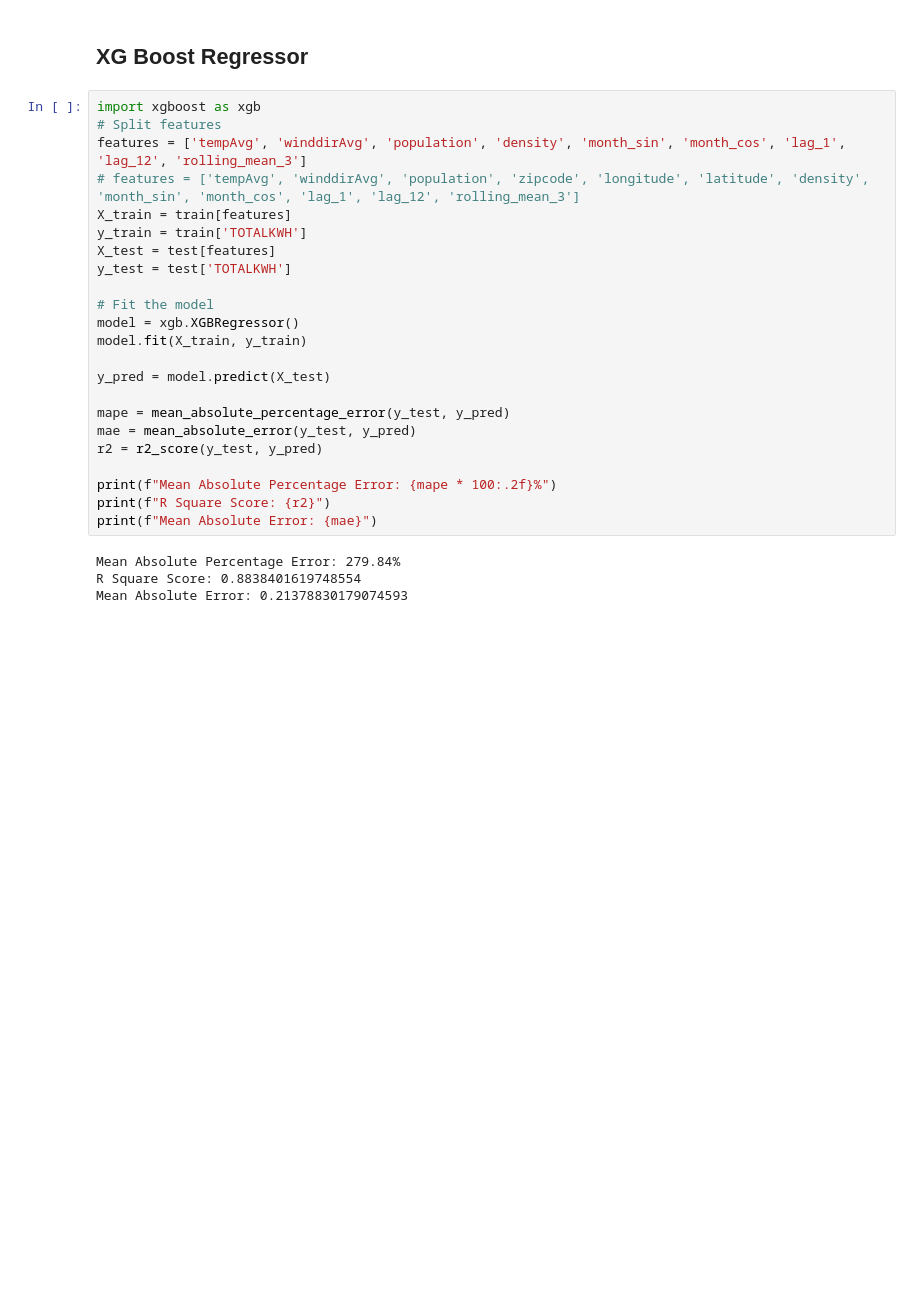
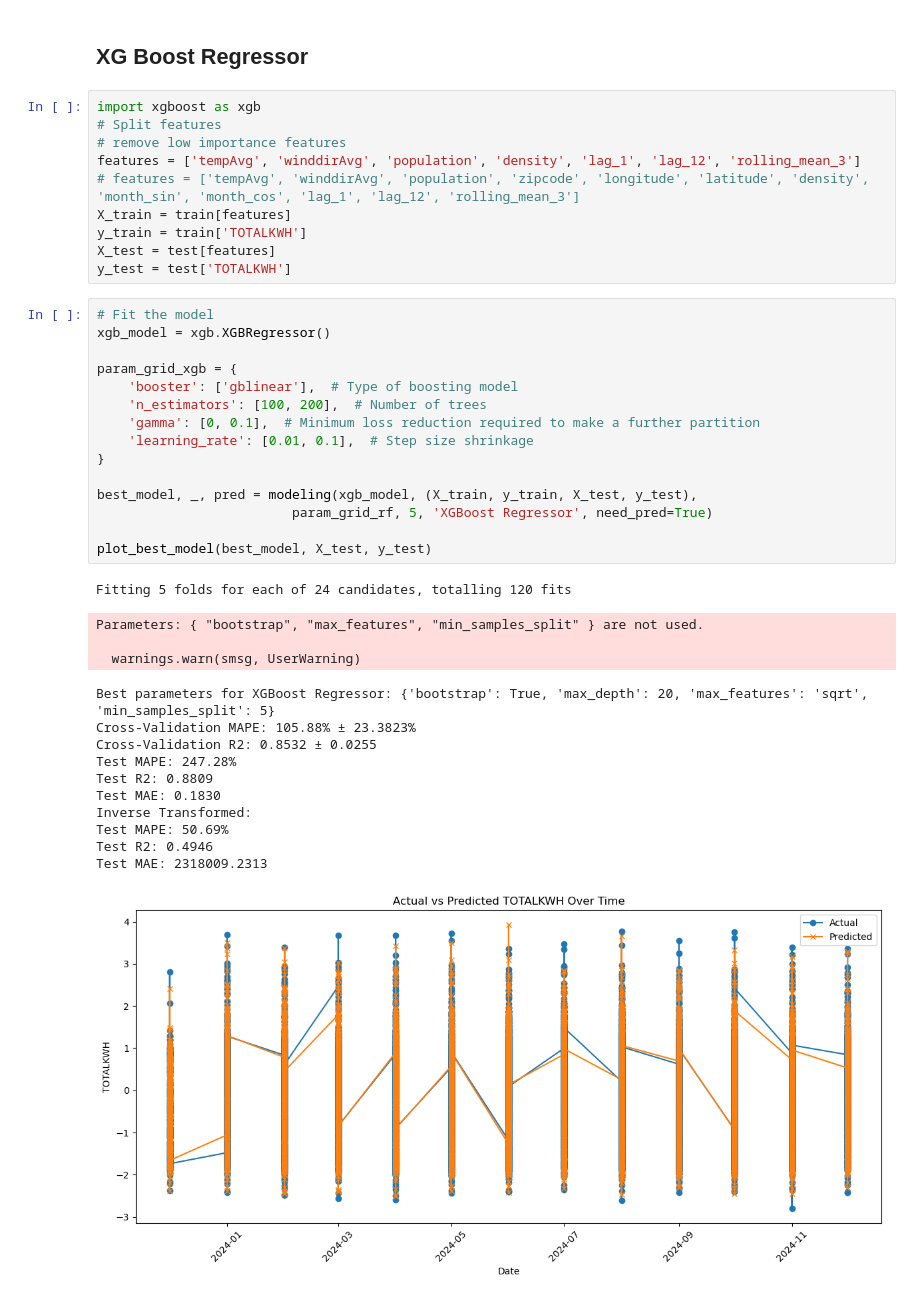
Before and after one commit to kaia-hu/Energy_Load_Forcasting, a Jupyter notebook: time_series_modeling-2.ipynb, the cells around one changed output. Cells and saved outputs as stored; diff of their text form; blank space fills up the shorter version.

Commit message:
Fine tune for xgboost

```diff
--- a/time_series_modeling-2.ipynb
+++ b/time_series_modeling-2.ipynb
@@ -307,29 +312,43 @@ plt.show()
 # %% [markdown]
 ## XG Boost Regressor
+# %%
+import xgboost as xgb
+# Split features
+# remove low importance features
+features = ['tempAvg', 'winddirAvg', 'population', 'density', 'lag_1', 'lag_12', 'rolling_mean_3']
+# features = ['tempAvg', 'winddirAvg', 'population', 'zipcode', 'longitude', 'latitude', 'density', 'month_sin', 'month_cos', 'lag_1', 'lag_12', 'rolling_mean_3']
+X_train = train[features]
+y_train = train['TOTALKWH']
+X_test = test[features]
+y_test = test['TOTALKWH']
 # %%
-import xgboost as xgb
-# Split features
-features = ['tempAvg', 'winddirAvg', 'population', 'density', 'month_sin', 'month_cos', 'lag_1', 'lag_12', 'rolling_mean_3']
-# features = ['tempAvg', 'winddirAvg', 'population', 'zipcode', 'longitude', 'latitude', 'density', 'month_sin', 'month_cos', 'lag_1', 'lag_12', 'rolling_mean_3']
-X_train = train[features]
-y_train = train['TOTALKWH']
-X_test = test[features]
-y_test = test['TOTALKWH']
+# Fit the model
+xgb_model = xgb.XGBRegressor()
 
-# Fit the model
-model = xgb.XGBRegressor()
-model.fit(X_train, y_train)
+param_grid_xgb = {
+    'booster': ['gblinear'],  # Type of boosting model
+    'n_estimators': [100, 200],  # Number of trees
+    'gamma': [0, 0.1],  # Minimum loss reduction required to make a further partition
+    'learning_rate': [0.01, 0.1],  # Step size shrinkage
+}
 
-y_pred = model.predict(X_test)
+best_model, _, pred = modeling(xgb_model, (X_train, y_train, X_test, y_test),
+                         param_grid_rf, 5, 'XGBoost Regressor', need_pred=True)
 
-mape = mean_absolute_percentage_error(y_test, y_pred)
-mae = mean_absolute_error(y_test, y_pred)
-r2 = r2_score(y_test, y_pred)
-
-print(f"Mean Absolute Percentage Error: {mape * 100:.2f}%")
-print(f"R Square Score: {r2}")
-print(f"Mean Absolute Error: {mae}")
+plot_best_model(best_model, X_test, y_test)
 # %% [output]
-Mean Absolute Percentage Error: 279.84%
-R Square Score: 0.8838401619748554
-Mean Absolute Error: 0.21378830179074593
+Fitting 5 folds for each of 24 candidates, totalling 120 fits
+Parameters: { "bootstrap", "max_features", "min_samples_split" } are not used.
+
+  warnings.warn(smsg, UserWarning)
+Best parameters for XGBoost Regressor: {'bootstrap': True, 'max_depth': 20, 'max_features': 'sqrt', 'min_samples_split': 5}
+Cross-Validation MAPE: 105.88% ± 23.3823%
+Cross-Validation R2: 0.8532 ± 0.0255
+Test MAPE: 247.28%
+Test R2: 0.8809
+Test MAE: 0.1830
+Inverse Transformed:
+Test MAPE: 50.69%
+Test R2: 0.4946
+Test MAE: 2318009.2313
+[figure, added]
```
Also changed, not shown: parts of 3 cells of this notebook.
